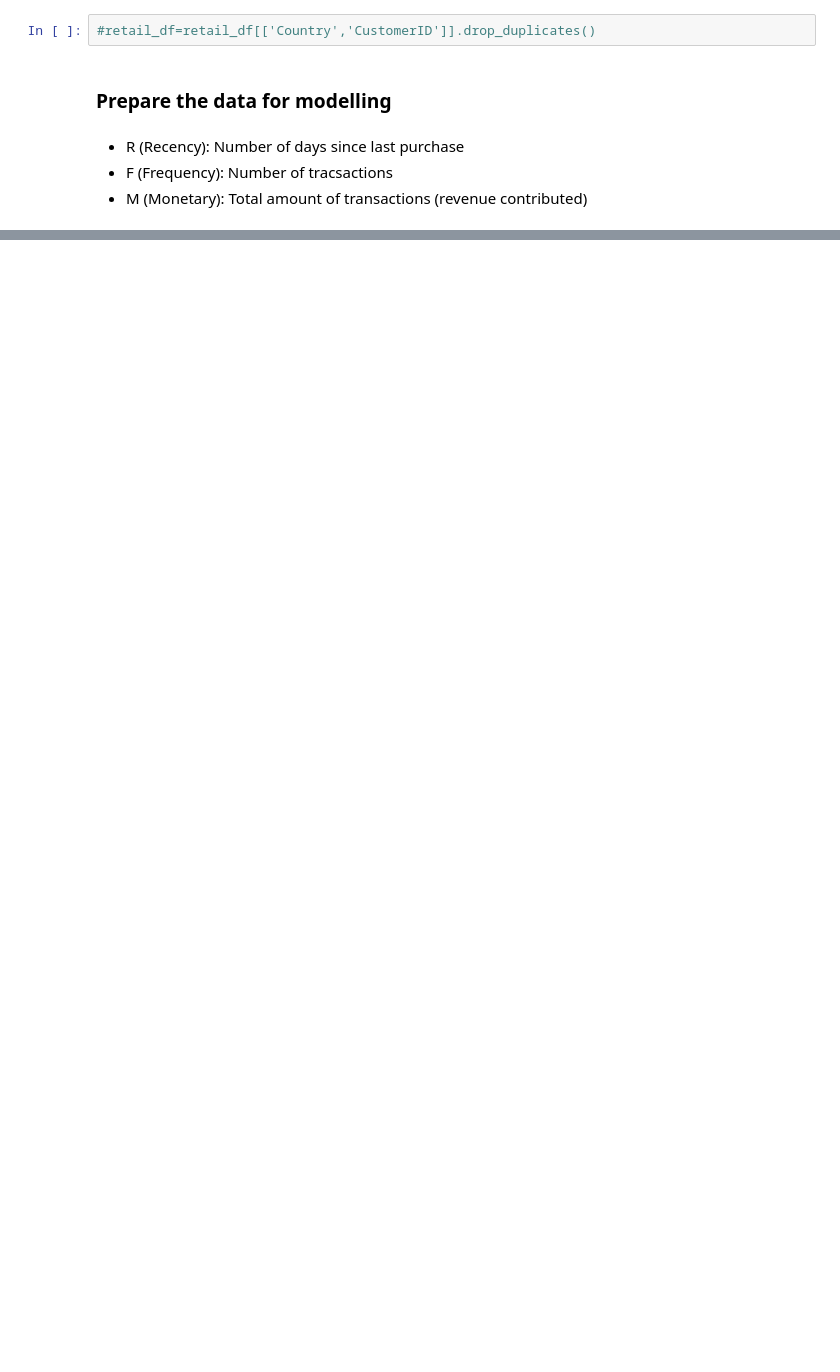
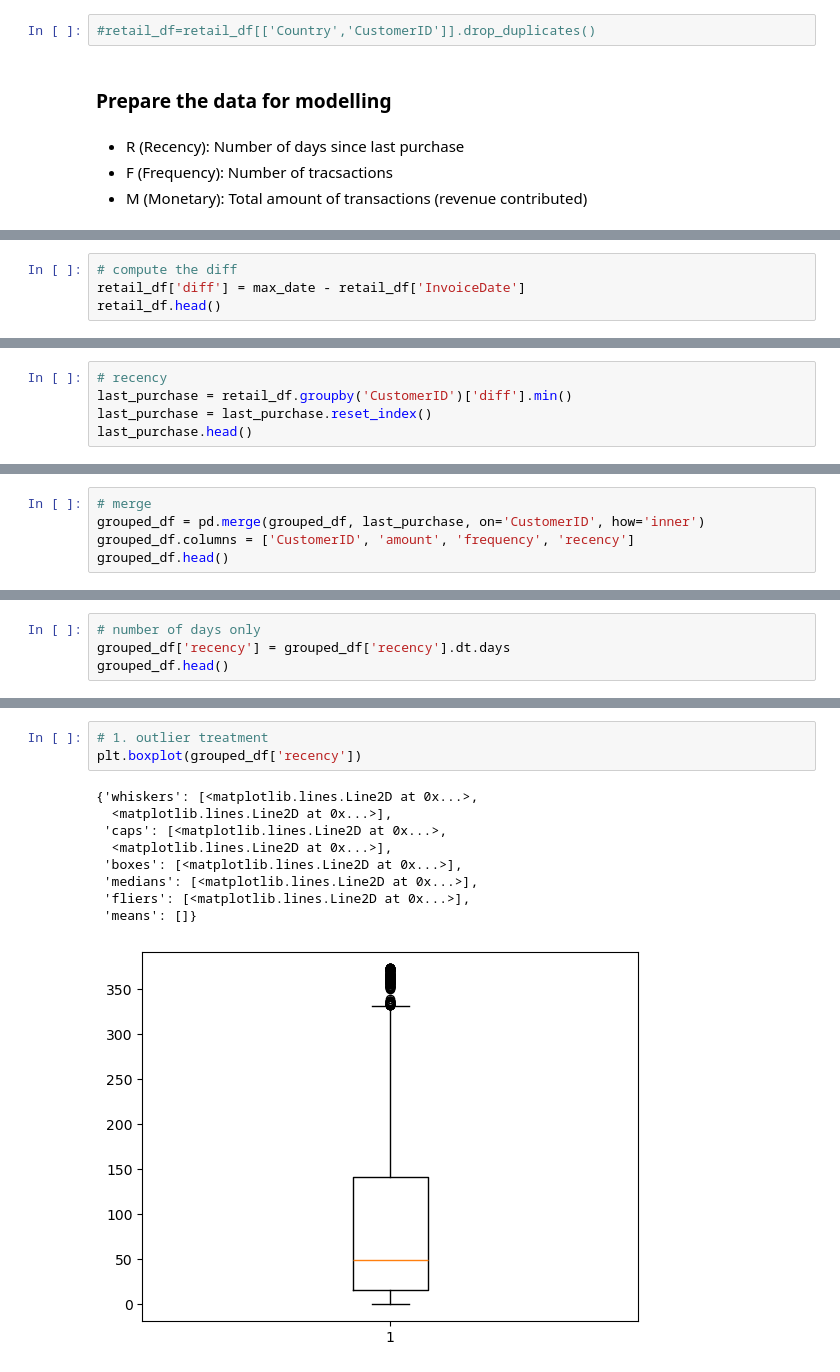
Before and after one commit to arvindchhabra/upgrad-Internship, a Jupyter notebook: Untitled.ipynb, the cells around one changed output, grey strips where cells are left out. Saved outputs shown, nothing was run; the diff lists cells and outputs as text; blank space fills up the shorter version.

```diff
--- a/Untitled.ipynb
+++ b/Untitled.ipynb
@@ -137,0 +216,4 @@ retail_df.head()
+# %%
+# compute the diff
+retail_df['diff'] = max_date - retail_df['InvoiceDate']
+retail_df.head()
@@ -137,0 +227,5 @@ retail_df.head()
+# %%
+# recency
+last_purchase = retail_df.groupby('CustomerID')['diff'].min()
+last_purchase = last_purchase.reset_index()
+last_purchase.head()
@@ -137,0 +239,5 @@ retail_df.head()
+# %%
+# merge
+grouped_df = pd.merge(grouped_df, last_purchase, on='CustomerID', how='inner')
+grouped_df.columns = ['CustomerID', 'amount', 'frequency', 'recency']
+grouped_df.head()
@@ -137,0 +251,4 @@ retail_df.head()
+# %%
+# number of days only
+grouped_df['recency'] = grouped_df['recency'].dt.days
+grouped_df.head()
@@ -137,0 +262,13 @@ retail_df.head()
+# %%
+# 1. outlier treatment
+plt.boxplot(grouped_df['recency'])
+# %% [output]
+{'whiskers': [<matplotlib.lines.Line2D at 0x...>,
+  <matplotlib.lines.Line2D at 0x...>],
+ 'caps': [<matplotlib.lines.Line2D at 0x...>,
+  <matplotlib.lines.Line2D at 0x...>],
+ 'boxes': [<matplotlib.lines.Line2D at 0x...>],
+ 'medians': [<matplotlib.lines.Line2D at 0x...>],
+ 'fliers': [<matplotlib.lines.Line2D at 0x...>],
+ 'means': []}
+[figure, added]
```
Also changed, not shown: parts of 19 cells of this notebook.
